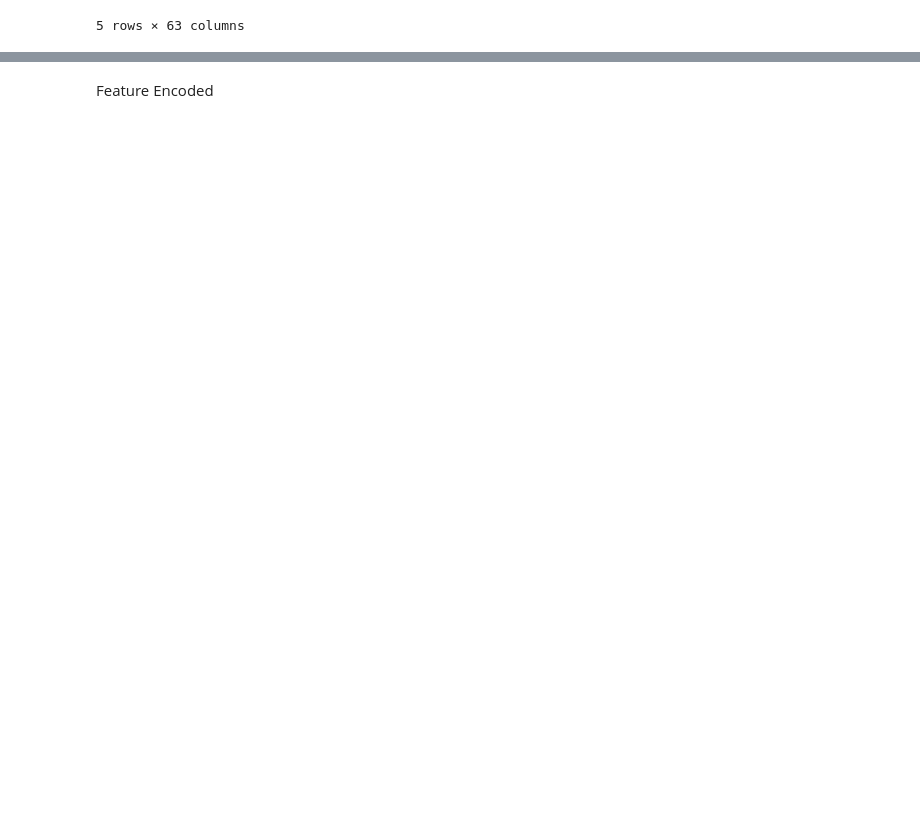
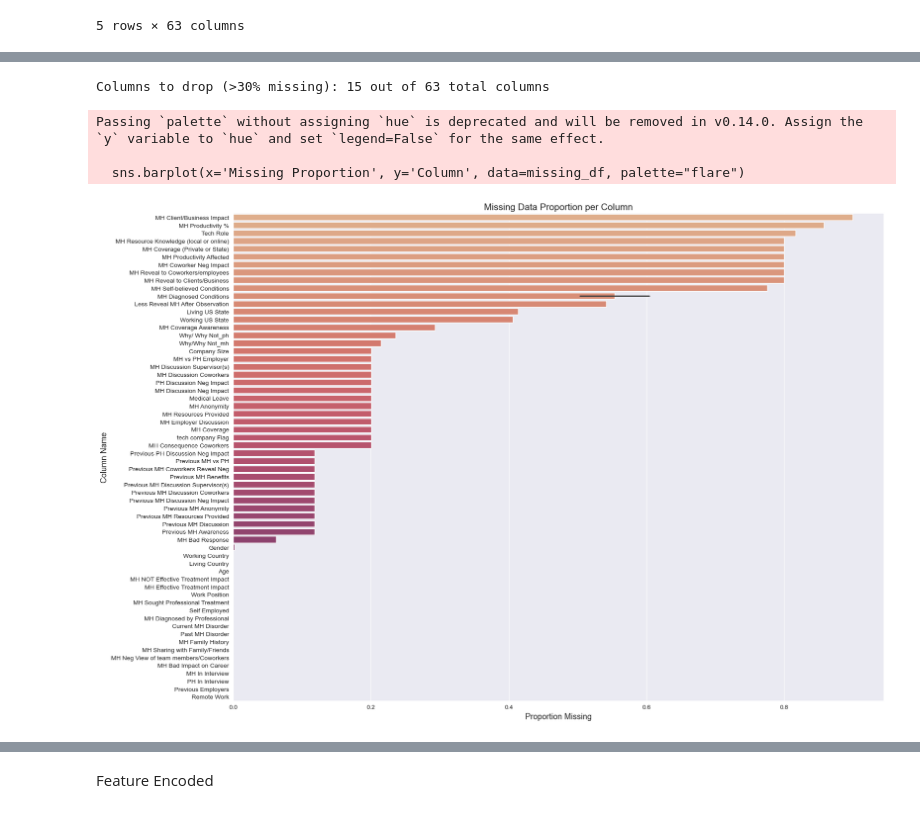
Before and after one commit to Oumaymabamoh/ML_Mental_Health_Cluster_Insights, a Jupyter notebook: data_eda.ipynb, the cells around one changed output, grey strips where cells are left out. Cells and saved outputs as stored; diff of their text form; code cells hidden in the pictures; blank space fills up the shorter version.

```diff
--- a/data_eda.ipynb
+++ b/data_eda.ipynb
@@ -260,18 +63,0 @@ plt.show()
-# %%
-# Drop all rows having self-employed survey takers
-df.drop(df[df.self_employed == 1].index, inplace=True)
-
-# Drop the column `self_employed`
-df.drop('self_employed',axis=1,inplace=True)
-
-# Drop all columns referencing answer by only self-employed survey takers
-df.drop(df.loc[:,'mhl_coverage_flag_2':'mhl_productivity_impact_percentage'],axis=1,inplace=True)
-
-
-# Create the heatmap for missing data visualization
-sns.set(font_scale=1.6)
-plt.figure(figsize=(32, 6))
-sns.heatmap(df.isna(),
-            cmap='rocket',
-            cbar_kws={'label': 'Missing Data'})
-plt.show()
@@ -279,0 +166,61 @@ plt.show()
+# %%
+# Check how many columns have >30% missing
+high_missing = df.isna().mean() > 0.3
+num_to_drop = high_missing.sum()
+
+print(f"Columns to drop (>30% missing): {num_to_drop} out of {df.shape[1]} total columns")
+import matplotlib.pyplot as plt
+import seaborn as sns
+
+# Calculate missing percentages
+missing_pct = df.isna().mean().sort_values(ascending=False)
+
+# Calculate missing percentages
+missing_pct = df.isna().mean().sort_values(ascending=False)
+
+import matplotlib.pyplot as plt
+import seaborn as sns
+
+plt.style.use('default')  # Ensure white background
+
+# Calculate missing percentages
+missing_pct = df.isna().mean().sort_values(ascending=False)
+
+import matplotlib.pyplot as plt
+import seaborn as sns
+import pandas as pd
+
+# Reset Seaborn style to whitegrid for clean background
+sns.set_style("darkgrid")
+
+# Prepare DataFrame for plotting
+missing_df = pd.DataFrame({
+    'Column': missing_pct.index,
+    'Missing Proportion': missing_pct.values
+})
+
+# Set the figure size
+plt.figure(figsize=(18, 12))
+
+# Create horizontal bar plot from bottom to top
+sns.barplot(x='Missing Proportion', y='Column', data=missing_df, palette="flare")
+
+# Add labels and title
+plt.xlabel("Proportion Missing", fontsize=13)
+plt.ylabel("Column Name", fontsize=13)
+plt.title("Missing Data Proportion per Column", fontsize=15)
+
+output_dir = "images"
+os.makedirs(output_dir, exist_ok=True)
+
+plot_path = os.path.join(output_dir, "missing_data_proportion.png")
+
+# Display the plot
+plt.tight_layout()
+plt.show()
+# %% [output]
+Columns to drop (>30% missing): 15 out of 63 total columns
+Passing `palette` without assigning `hue` is deprecated and will be removed in v0.14.0. Assign the `y` variable to `hue` and set `legend=False` for the same effect.
+
+  sns.barplot(x='Missing Proportion', y='Column', data=missing_df, palette="flare")
+[figure, added]
```
Also changed, not shown: parts of 91 cells of this notebook, 4 other files.
